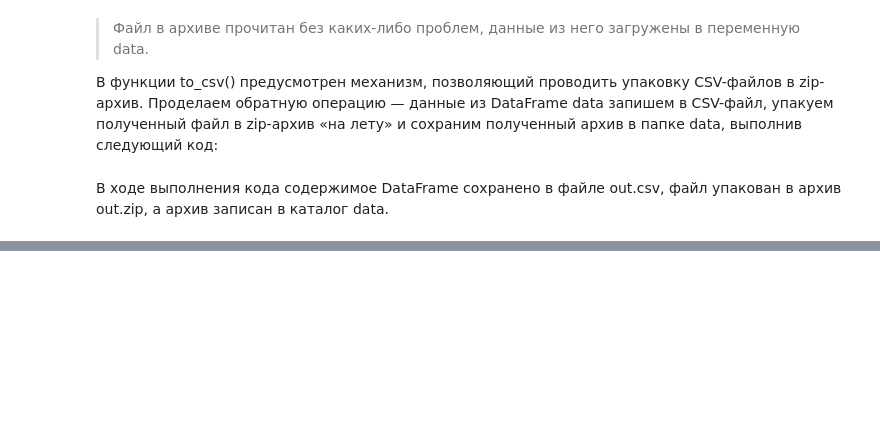
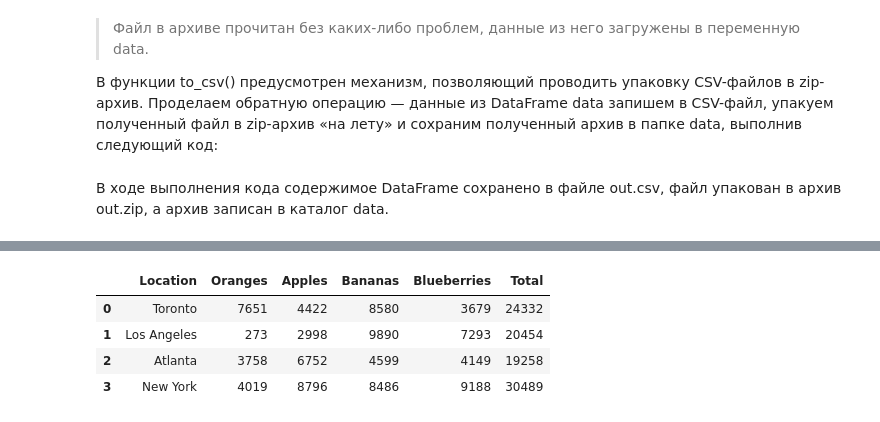
Before and after one commit to DadonovIV/for_sf_ds, a Jupyter notebook: study/python_16/python_16.ipynb, the cells around one changed output, grey strips where cells are left out. Saved outputs shown, nothing was run; the diff lists cells and outputs as text; code cells hidden in the pictures; blank space fills up the shorter version.

```diff
--- a/study/python_16/python_16.ipynb
+++ b/study/python_16/python_16.ipynb
@@ -219,0 +254,9 @@ data.to_csv('data/out.zip', index=False, compression=compression_opts)
+# %%
+data = pd.read_excel('https://github.com/asaydn/test/raw/master/january.xlsx', skiprows=3)
+display(data)
+# %% [output]
+|  | Location | Oranges | Apples | Bananas | Blueberries | Total |
+| 0 | Toronto | 7651 | 4422 | 8580 | 3679 | 24332 |
+| 1 | Los Angeles | 273 | 2998 | 9890 | 7293 | 20454 |
+| 2 | Atlanta | 3758 | 6752 | 4599 | 4149 | 19258 |
+| 3 | New York | 4019 | 8796 | 8486 | 9188 | 30489 |
```
Also changed, not shown: parts of 19 cells of this notebook, 6 other files.
